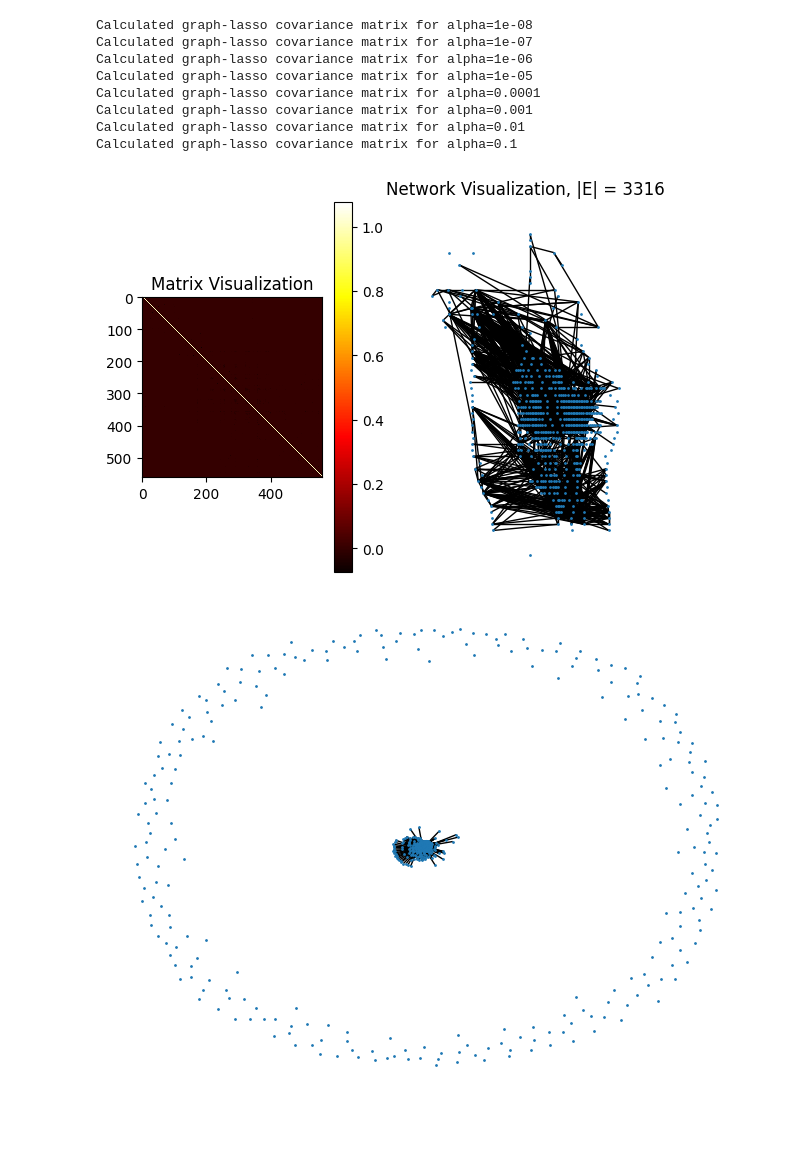
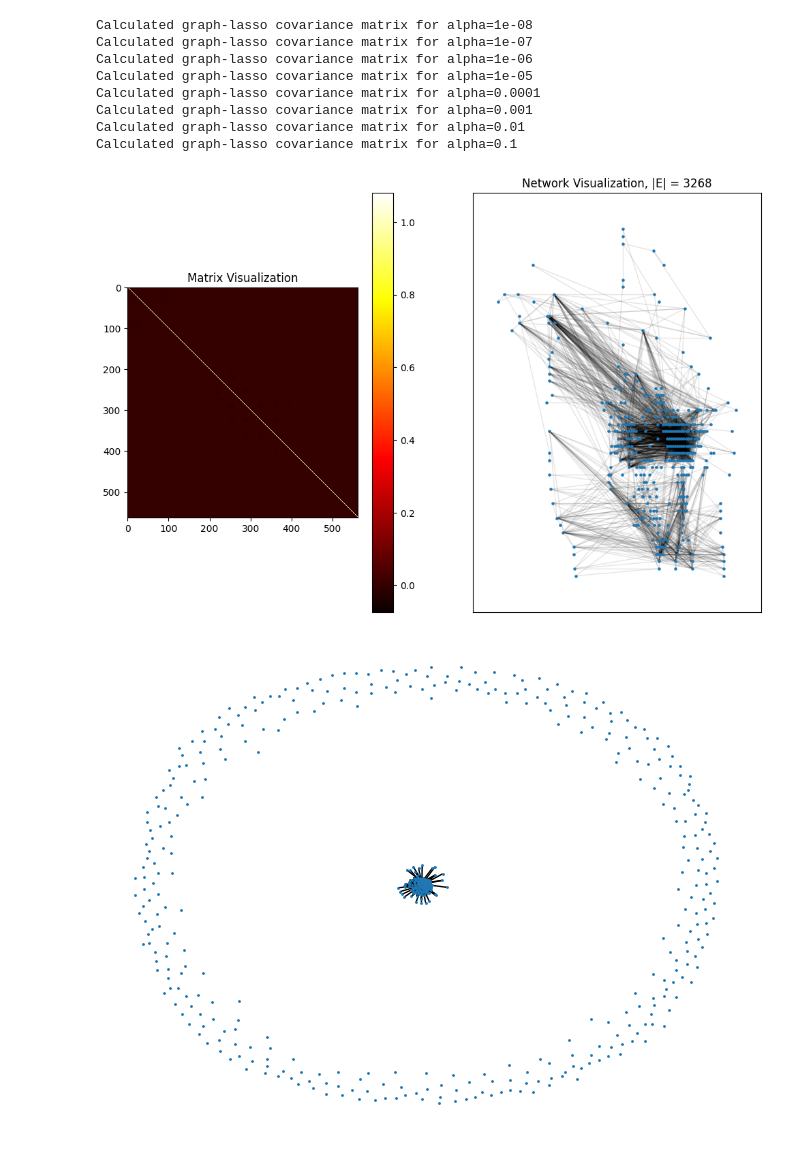
Before and after one commit to Toastisgreat/ResearchProject, a Jupyter notebook: Notebooks/NetworkAnalysis.ipynb, the cells around one changed output. Cells and saved outputs as stored; diff of their text form; code cells hidden in the pictures; blank space fills up the shorter version.

```diff
--- a/Notebooks/NetworkAnalysis.ipynb
+++ b/Notebooks/NetworkAnalysis.ipynb
@@ -258,10 +239,10 @@ Calculated graph-lasso covariance matrix for alpha=0.001
 Calculated graph-lasso covariance matrix for alpha=0.01
 Calculated graph-lasso covariance matrix for alpha=0.1
 # %%
-graphCov = covariance.graphical_lasso(shrunk_cov, 0.05)
+graphCov = covariance.graphical_lasso(shrunk_cov, 0.05) # The higher alpha is, the less edges
 
 #Covariance Plotting
-fig, axs = plt.subplots(1,2)
+fig, axs = plt.subplots(1,2, figsize = (12,8))
 im1 = axs[0].imshow(graphCov[1], cmap = 'hot', interpolation='nearest')
 fig.colorbar(im1)
 axs[0].set_title("Matrix Visualization")
@@ -276,42 +257,45 @@ def check_touching_cells(cell, cell_list):
                 #If they are in the same row, and touch horisontally
                 edges.append([cell[6], cell2[6]])
         elif cell2[1] + cell2[3] == cell[1]:
             if cell2[0] >= cell[0] and cell2[0] <= cell[0] + cell[2]:
                 #If cell2 touches cell from the bottom and cell2 starts in the middle of cell
                 edges.append([cell[6], cell2[6]])
             elif cell2[0] + cell2[2] >= cell[0] and cell2[0] + cell2[2]  <= cell[0] + cell[2]:
                 edges.append([cell[6], cell2[6]])
             elif cell2[0] <= cell[0] and cell2[0] <= cell[0] + cell[2] and cell2[0] + cell2[2] >= cell[0] and cell2[0] + cell2[2] >= cell[0] + cell[2]:
                 edges.append([cell[6], cell2[6]])
 
     return edges
 pos = {}
 for index, cell in Cells.iterrows():
     pos[cell[6]] = ((2*cell[0] + cell[2])/2, (cell[1]))
 
 edges = []
+in_use_nodes = set()
 for i in range(ProportionDf.shape[1]):
     for j in range(ProportionDf.shape[1]):
         if abs(graphCov[1][i,j]) > 0 and i < j:
             edges.append([i,j])
+            in_use_nodes.add(i)
         else:
             pass
 plt.sca(axs[1])
 g = nx.Graph()
-g.add_nodes_from([i for i in range(ProportionDf.shape[1])])
+g.add_nodes_from(in_use_nodes)
 g.add_edges_from(edges)
 
-nx.draw(g, pos = pos, node_size = 1)
+nx.draw_networkx_nodes(g, pos, node_size=5)
+nx.draw_networkx_edges(g, pos, alpha=0.1)
 axs[1].set_title(f"Network Visualization, |E| = {len(edges)}")
 plt.show()
 # %% [output]
-[figure, old version]
+[figure, new version]
 # %%
 
 edges = []
-for i in range(ProportionDf.shape[1]):
-    for j in range(ProportionDf.shape[1]):
-        if abs(DcovMat[i,j]) > 10**-7 and i != j:
+for i in range(dcovmat.shape[0]):
+    for j in range(dcovmat.shape[0]):
+        if dcovmat[i,j] > (10**-3) and i != j: #this is an arbitrary value, the exact value can probably be foud with permutation testing? for size n?
             edges.append([i,j])
         else:
             pass
@@ -322,4 +306,4 @@ g.add_edges_from(edges)
 
 nx.draw(g, node_size = 1)
 # %% [output]
-[figure, old version]
+[figure, new version]
```
Also changed, not shown: parts of 11 cells of this notebook.
